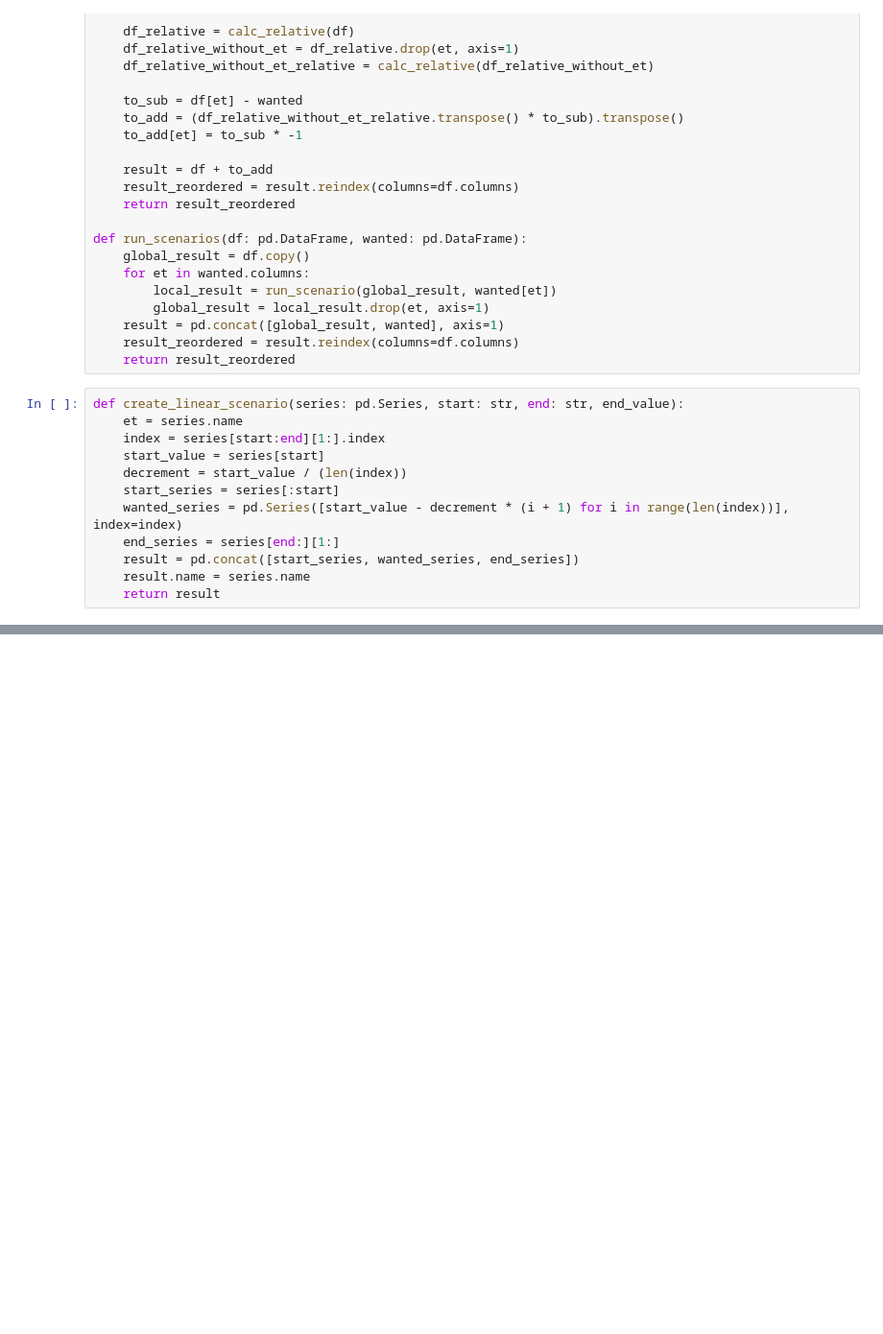
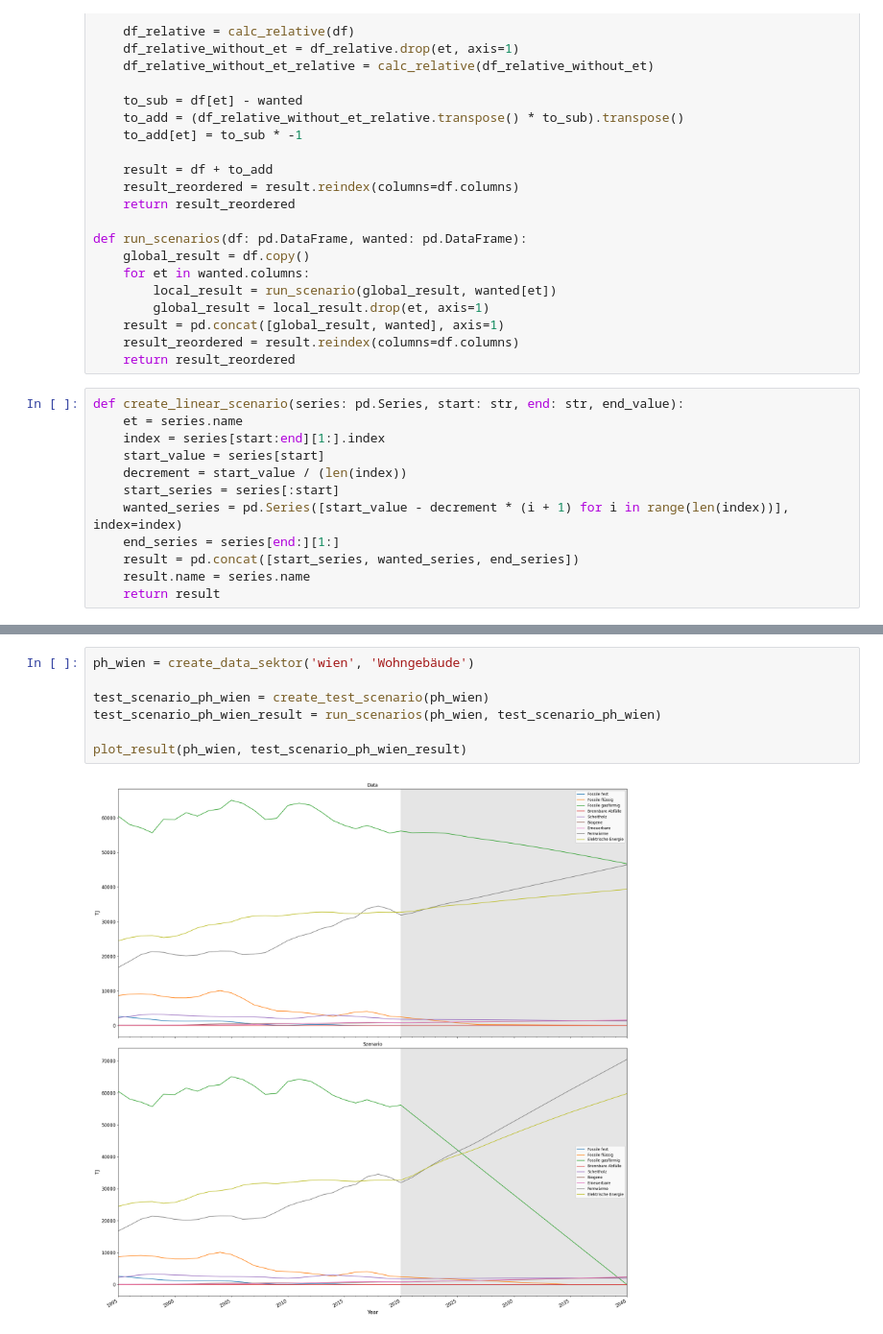
Before and after one commit to tiZyJoshi/MasterProject, a Jupyter notebook: playground.ipynb, the cells around one changed output, grey strips where cells are left out. Shown at 96% size. Drawn from its saved outputs; the diff is of its cells as text; blank space fills up the shorter version.

```diff
--- a/playground.ipynb
+++ b/playground.ipynb
@@ -158,0 +217,9 @@ test_scenario_result.plot()
+# %%
+ph_wien = create_data_sektor('wien', 'Wohngebäude')
+
+test_scenario_ph_wien = create_test_scenario(ph_wien)
+test_scenario_ph_wien_result = run_scenarios(ph_wien, test_scenario_ph_wien)
+
+plot_result(ph_wien, test_scenario_ph_wien_result)
+# %% [output]
+[figure, added]
```
Also changed, not shown: parts of 13 cells of this notebook.
